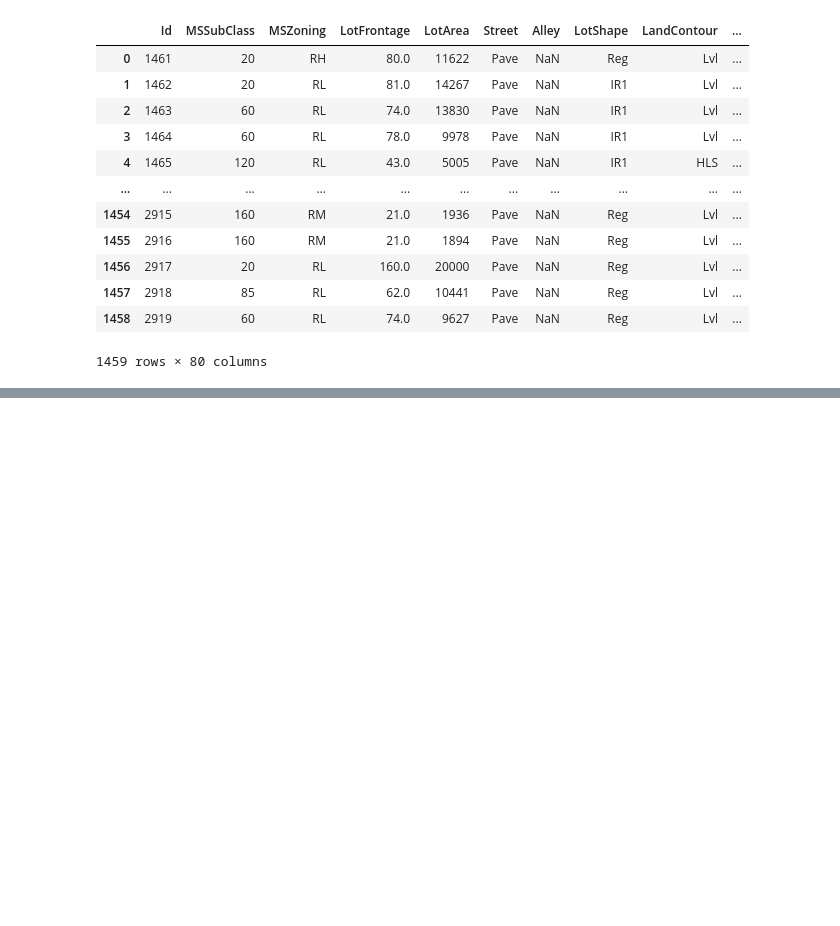
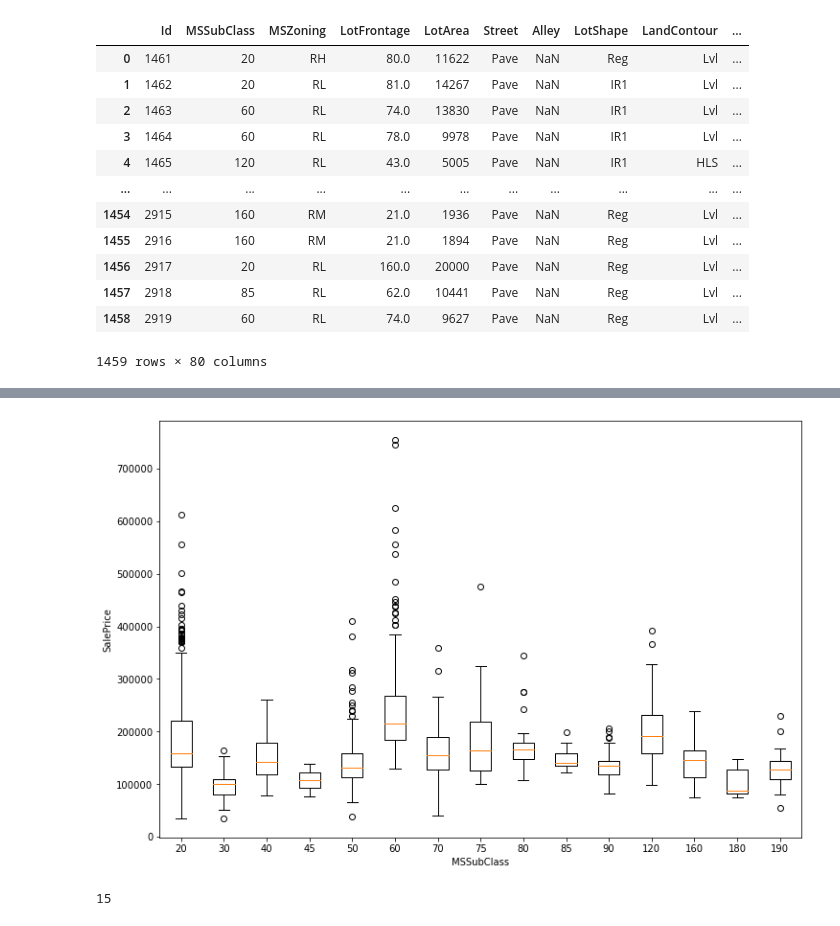
Before and after one commit to alessandro-rubin/house-prices, a Jupyter notebook: house-prices.ipynb, the cells around one changed output, grey strips where cells are left out. Drawn from its saved outputs; the diff is of its cells as text; code cells hidden in the pictures; blank space fills up the shorter version.

```diff
--- a/house-prices.ipynb
+++ b/house-prices.ipynb
@@ -3,3 +3,17 @@ import numpy as np # linear algebra
 import pandas as pd # data processing, CSV file I/O (e.g. pd.read_csv)
 %matplotlib inline
 import matplotlib.pyplot as plt
+# %%
+def plot_categorical(feature,label,df:pd.DataFrame,figsize=(12,8)):
+    fig = plt.figure(figsize=figsize)
+
+    grouped=df.groupby(feature)
+    labels=[]
+    data=[]
+    for name,group in grouped:
+        labels.append(name)
+        data.append(group[label])
+    plt.boxplot(data,labels=labels)
+    plt.xlabel(feature)
+    plt.ylabel(label)
+    plt.show()
@@ -39,0 +137,2 @@ test
+# %%
+label='SalePrice'
@@ -39,0 +142,11 @@ test
+# %%
+feature='MSSubClass'
+
+plot_categorical(feature,label,train)
+# %% [output]
+[figure, added]
+# %%
+grouped=train.groupby(feature).groups
+len(grouped)
+# %% [output]
+15
```
Also changed, not shown: parts of 20 cells of this notebook.
